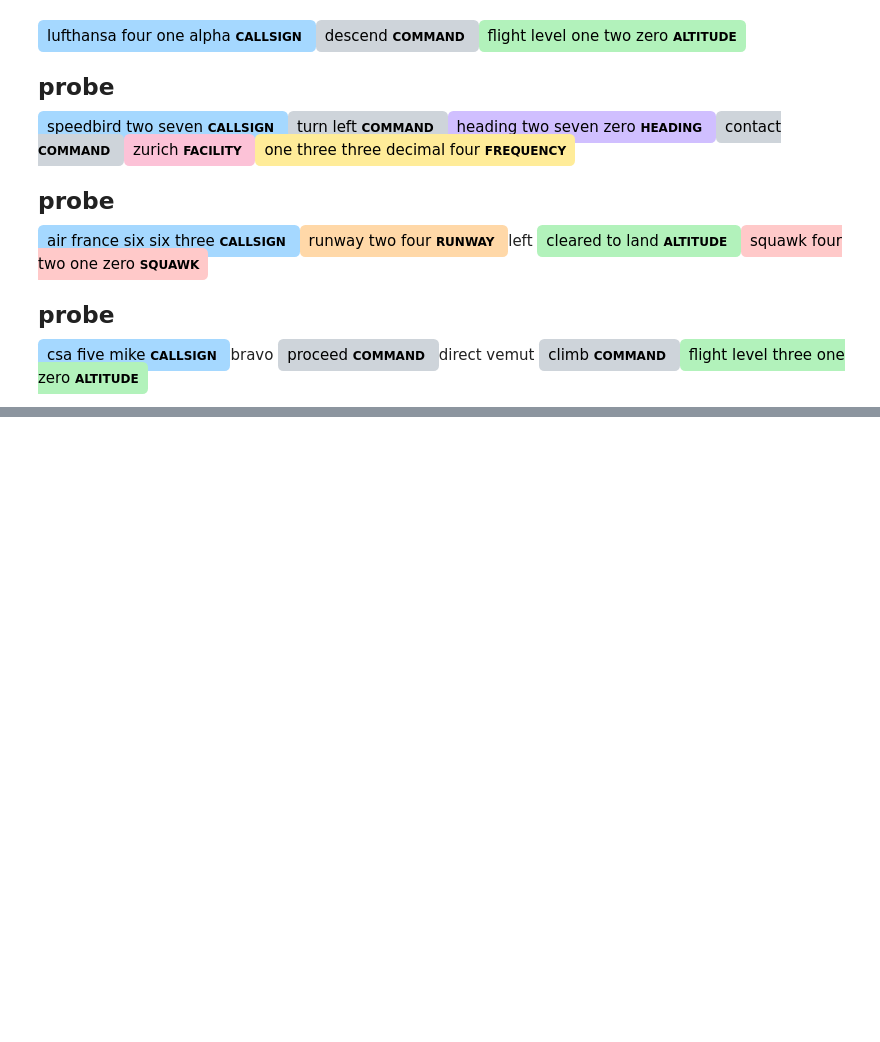
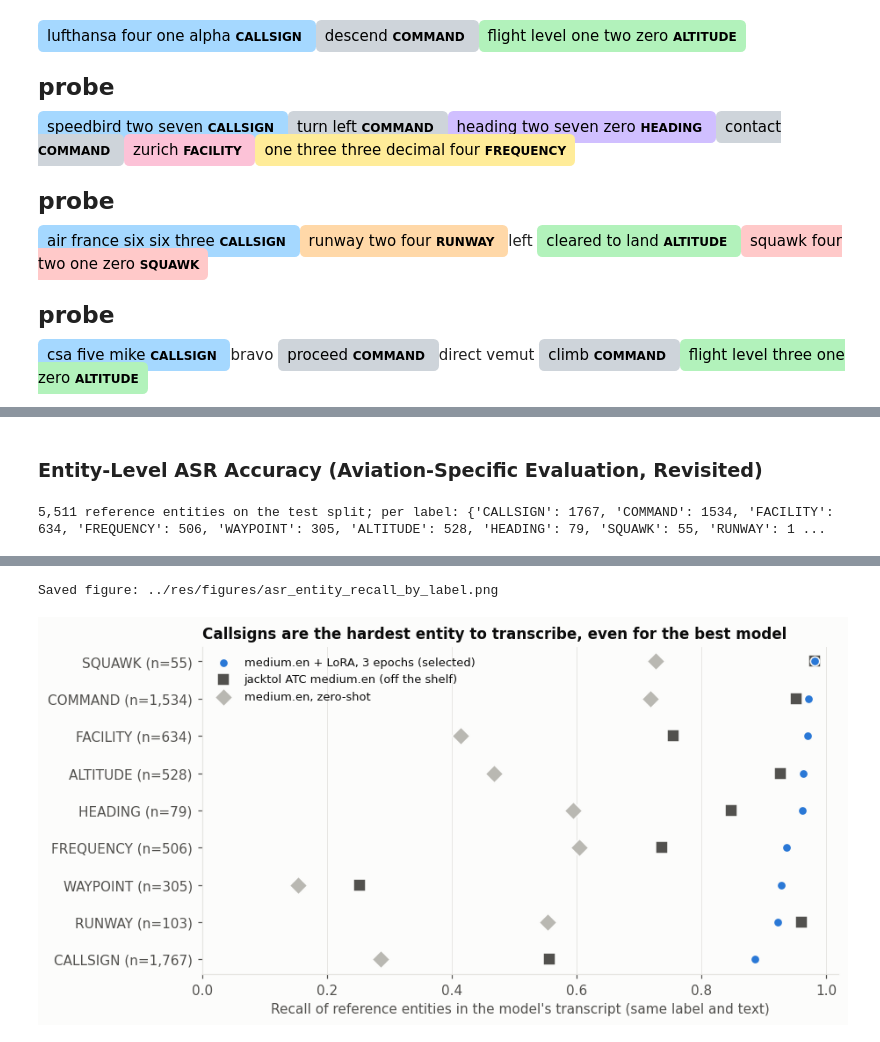
Before and after one commit to BrettFX/UMBC-DATA606-Capstone, a Jupyter notebook: notebooks/machine_learning.ipynb, the cells around one changed output, grey strips where cells are left out. Drawn from its saved outputs; the diff is of its cells as text; code cells hidden in the pictures; blank space fills up the shorter version.

```diff
--- a/notebooks/machine_learning.ipynb
+++ b/notebooks/machine_learning.ipynb
@@ -2318,0 +2489,67 @@ csa five mike CALLSIGN bravo proceed COMMAND direct vemut climb COMMAND flight l
+# %% [markdown]
+### Entity-Level ASR Accuracy (Aviation-Specific Evaluation, Revisited)
+# %%
+# Entity-level ASR accuracy (aviation-specific evaluation with REAL entities, replacing the vocabulary proxies of Section D):
+# the selected NER model (Section G) extracts entities from each reference transcript and from each model's transcript, and an
+# entity counts as recognized when the same label and the same text appear in both. Both sides get the same scoring normalization
+# (digit-word expansion, lowercasing), so NER mistakes largely cancel; the reference entities are NER-derived, not human-verified.
+import spacy
+from collections import Counter
+
+from asr import normalize_for_scoring
+
+nlp = spacy.load("../models/ner/spacy-balanced/model-best")
+FILES = {"medium.en + LoRA, 3 epochs (selected)": "finetuned_whisper-medium-en_full-lora.csv",
+         "small.en fine-tuned, 8 epochs": "finetuned_whisper-small-en_full-8ep.csv",
+         "small.en fine-tuned, 3 epochs": "finetuned_whisper-small-en_full.csv",
+         "jacktol ATC medium.en (off the shelf)": "comparison_whisper_medium_en_atc_full_test.csv",
+         "medium.en, zero-shot": "comparison_whisper_medium_en_zeroshot_full_test.csv",
+         "small.en, zero-shot": "comparison_whisper_small_en_zeroshot_full_test.csv"}
+LABELS = ["CALLSIGN", "COMMAND", "ALTITUDE", "FREQUENCY", "HEADING", "RUNWAY", "SQUAWK", "WAYPOINT", "FACILITY"]
+entity_table, ref_counts = {}, Counter()
+for name, file in FILES.items():
+    d = pd.read_csv(RES / file)
+    ref = [normalize_for_scoring(t) for t in d.reference]
+    hyp = [normalize_for_scoring(t) for t in d.hypothesis.fillna("")]
+    R = [Counter((e.label_, e.text) for e in doc.ents) for doc in nlp.pipe(ref, batch_size=256)]
+    H = [Counter((e.label_, e.text) for e in doc.ents) for doc in nlp.pipe(hyp, batch_size=256)]
+    matched, n_ref, n_hyp = Counter(), Counter(), Counter()
+    by_source = {s: [0, 0, 0] for s in ("atc-asr-dataset", "atcosim")}
+    for r, h, src in zip(R, H, d.dataset_source):
+        common = r & h
+        for (label, _), v in common.items():
+            matched[label] += v
+        for (label, _), v in r.items():
+            n_ref[label] += v
+        for (label, _), v in h.items():
+            n_hyp[label] += v
+        by_source[src][0] += sum(common.values()); by_source[src][1] += sum(r.values()); by_source[src][2] += sum(h.values())
+    f1 = lambda m, nr, nh: 2 * m / max(nr + nh, 1)
+    row = {"entity F1": f1(sum(matched.values()), sum(n_ref.values()), sum(n_hyp.values())),
+           "F1 real audio": f1(*by_source["atc-asr-dataset"]), "F1 simulated audio": f1(*by_source["atcosim"])}
+    row.update({f"{l} recall": matched[l] / max(n_ref[l], 1) for l in LABELS})
+    entity_table[name] = row
+    ref_counts = n_ref
+table = pd.DataFrame(entity_table).T
+print(f"{sum(ref_counts.values()):,} reference entities on the test split; per label:", dict(ref_counts))
+display(table.round(3))
+
+# Figure: per-label recall of aviation entities for the selected model versus the off-the-shelf ATC model and the zero-shot model.
+show = {"medium.en + LoRA, 3 epochs (selected)": (BLUE, "o"), "jacktol ATC medium.en (off the shelf)": (GRAY_DARK, "s"), "medium.en, zero-shot": (GRAY_LIGHT, "D")}
+order_labels = sorted(LABELS, key=lambda l: table.loc["medium.en + LoRA, 3 epochs (selected)", f"{l} recall"])
+fig, ax = plt.subplots(figsize=(8.5, 4.4))
+y = np.arange(len(order_labels))
+for name, (color, marker) in show.items():
+    selected = name.endswith("(selected)")    # the selected model is drawn last and smaller, so a tie with another model stays visible
+    ax.scatter([table.loc[name, f"{l} recall"] for l in order_labels], y, s=45 if selected else 90, color=color, marker=marker, label=name,
+               zorder=5 if selected else 3, edgecolor=SURFACE, linewidth=1)
+ax.set_yticks(y, [f"{l} (n={ref_counts[l]:,})" for l in order_labels])
+ax.set_xlim(0, 1.02)
+ax.set_xlabel("Recall of reference entities in the model's transcript (same label and text)")
+ax.set_title("Callsigns are the hardest entity to transcribe, even for the best model")
+ax.grid(axis="y", visible=False)
+ax.legend(loc="upper left", fontsize=8.5)   # the upper-left of the plot is empty: no zero-shot or off-the-shelf score falls there
+save_figure(fig, "asr_entity_recall_by_label")
+plt.show()
+# %% [output]
+5,511 reference entities on the test split; per label: {'CALLSIGN': 1767, 'COMMAND': 1534, 'FACILITY': 634, 'FREQUENCY': 506, 'WAYPOINT': 305, 'ALTITUDE': 528, 'HEADING': 79, 'SQUAWK': 55, 'RUNWAY': 1 ...
@@ -2318,0 +2563,2 @@ csa five mike CALLSIGN bravo proceed COMMAND direct vemut climb COMMAND flight l
+Saved figure: ../res/figures/asr_entity_recall_by_label.png
+[figure, added]
```
Also changed, not shown: parts of 48 cells of this notebook, 10 other files.
